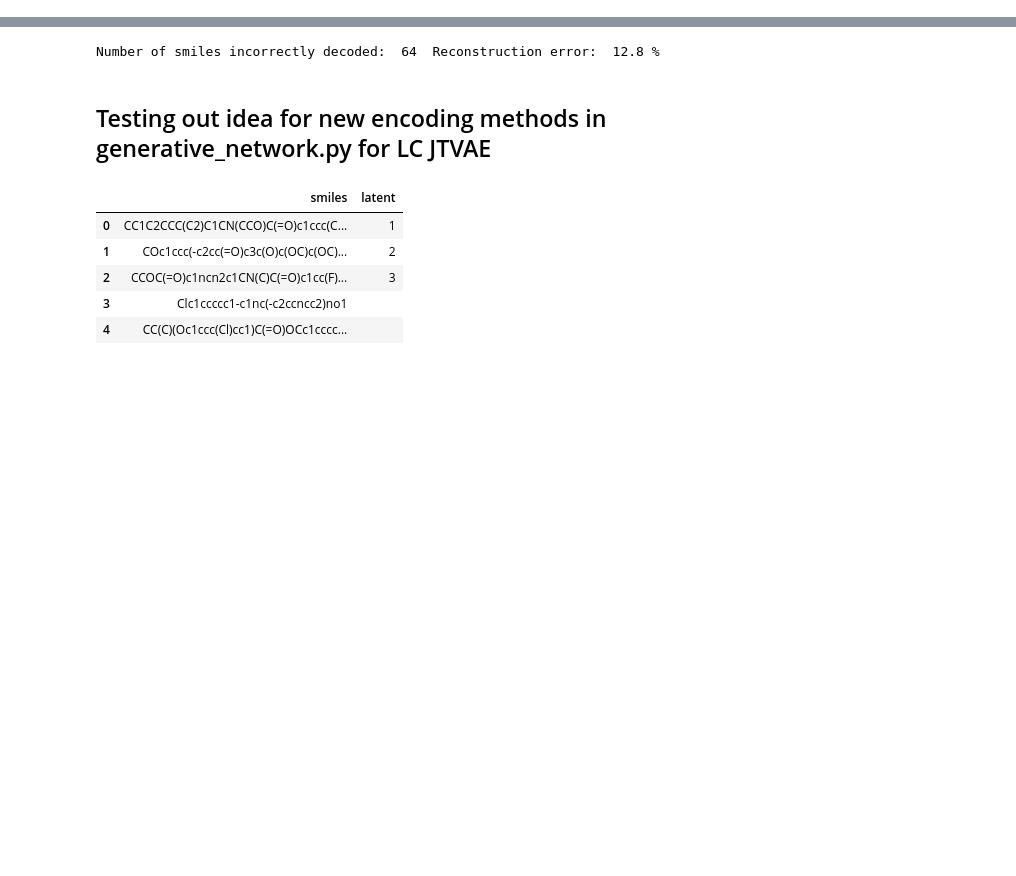
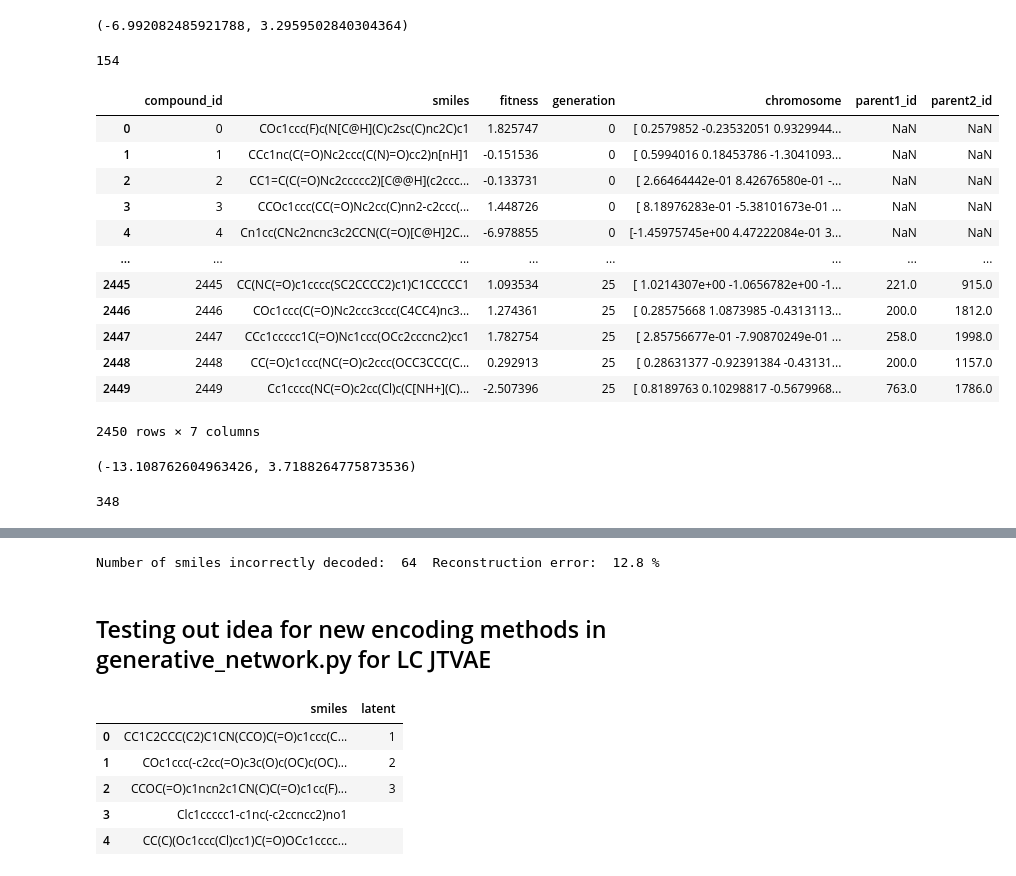
Before and after one commit to CBIIT/GGMD, a Jupyter notebook: workspace/development/test.ipynb, the cells around one changed output, grey strips where cells are left out. Saved outputs shown, nothing was run; the diff lists cells and outputs as text; code cells hidden in the pictures; blank space fills up the shorter version.

```diff
--- a/workspace/development/test.ipynb
+++ b/workspace/development/test.ipynb
@@ -19,0 +20,33 @@ df
+# %%
+df['fitness'].min(), df['fitness'].max()
+# %% [output]
+(-6.992082485921788, 3.2959502840304364)
+# %%
+df.fitness.idxmax()
+# %% [output]
+154
+# %%
+df = pd.read_csv("/mnt/projects/ATOM/blackst/FNLGMD/workspace/example_dir/data_all_generations.csv")
+df
+# %% [output]
+|  | compound_id | smiles | fitness | generation | chromosome | parent1_id | parent2_id |
+| 0 | 0 | COc1ccc(F)c(N[C@H](C)c2sc(C)nc2C)c1 | 1.825747 | 0 | [ 0.2579852 -0.23532051 0.9329944... | NaN | NaN |
+| 1 | 1 | CCc1nc(C(=O)Nc2ccc(C(N)=O)cc2)n[nH]1 | -0.151536 | 0 | [ 0.5994016 0.18453786 -1.3041093... | NaN | NaN |
+| 2 | 2 | CC1=C(C(=O)Nc2ccccc2)[C@@H](c2ccc... | -0.133731 | 0 | [ 2.66464442e-01 8.42676580e-01 -... | NaN | NaN |
+| 3 | 3 | CCOc1ccc(CC(=O)Nc2cc(C)nn2-c2ccc(... | 1.448726 | 0 | [ 8.18976283e-01 -5.38101673e-01 ... | NaN | NaN |
+| 4 | 4 | Cn1cc(CNc2ncnc3c2CCN(C(=O)[C@H]2C... | -6.978855 | 0 | [-1.45975745e+00 4.47222084e-01 3... | NaN | NaN |
+| ... | ... | ... | ... | ... | ... | ... | ... |
+| 2445 | 2445 | CC(NC(=O)c1cccc(SC2CCCC2)c1)C1CCCCC1 | 1.093534 | 25 | [ 1.0214307e+00 -1.0656782e+00 -1... | 221.0 | 915.0 |
+| 2446 | 2446 | COc1ccc(C(=O)Nc2ccc3ccc(C4CC4)nc3... | 1.274361 | 25 | [ 0.28575668 1.0873985 -0.4313113... | 200.0 | 1812.0 |
+| 2447 | 2447 | CCc1ccccc1C(=O)Nc1ccc(OCc2cccnc2)cc1 | 1.782754 | 25 | [ 2.85756677e-01 -7.90870249e-01 ... | 258.0 | 1998.0 |
+| 2448 | 2448 | CC(=O)c1ccc(NC(=O)c2ccc(OCC3CCC(C... | 0.292913 | 25 | [ 0.28631377 -0.92391384 -0.43131... | 200.0 | 1157.0 |
+| 2449 | 2449 | Cc1cccc(NC(=O)c2cc(Cl)c(C[NH+](C)... | -2.507396 | 25 | [ 0.8189763 0.10298817 -0.5679968... | 763.0 | 1786.0 |
+2450 rows × 7 columns
+# %%
+df['fitness'].min(), df['fitness'].max()
+# %% [output]
+(-13.108762604963426, 3.7188264775873536)
+# %%
+df.fitness.idxmax()
+# %% [output]
+348
```
Also changed, not shown: parts of 5 cells of this notebook, 28 other files.
